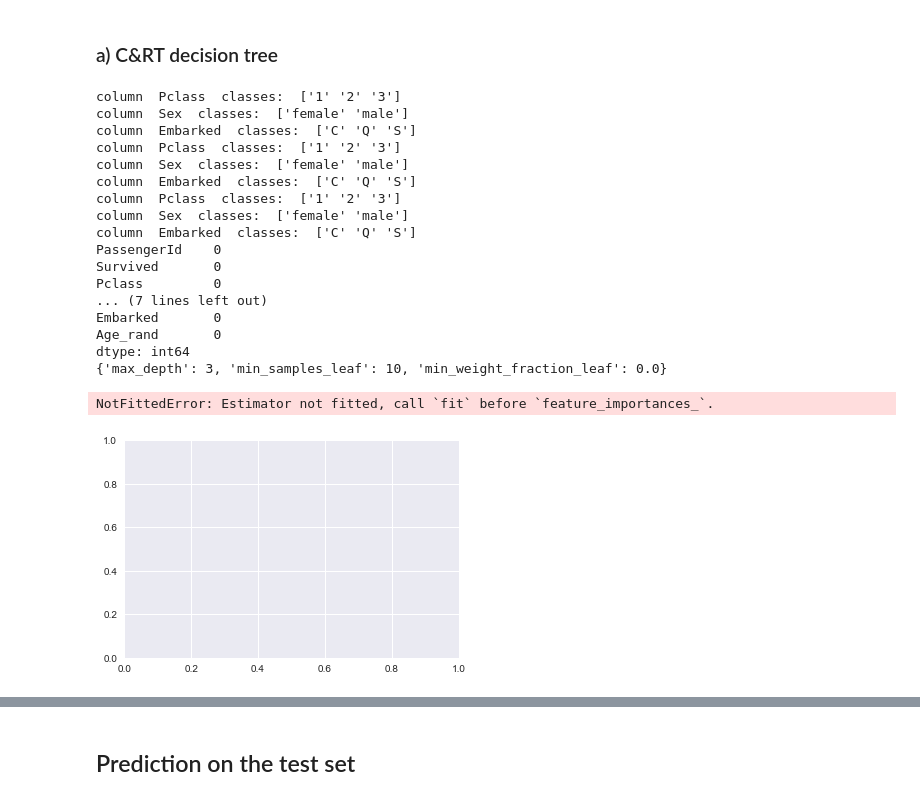
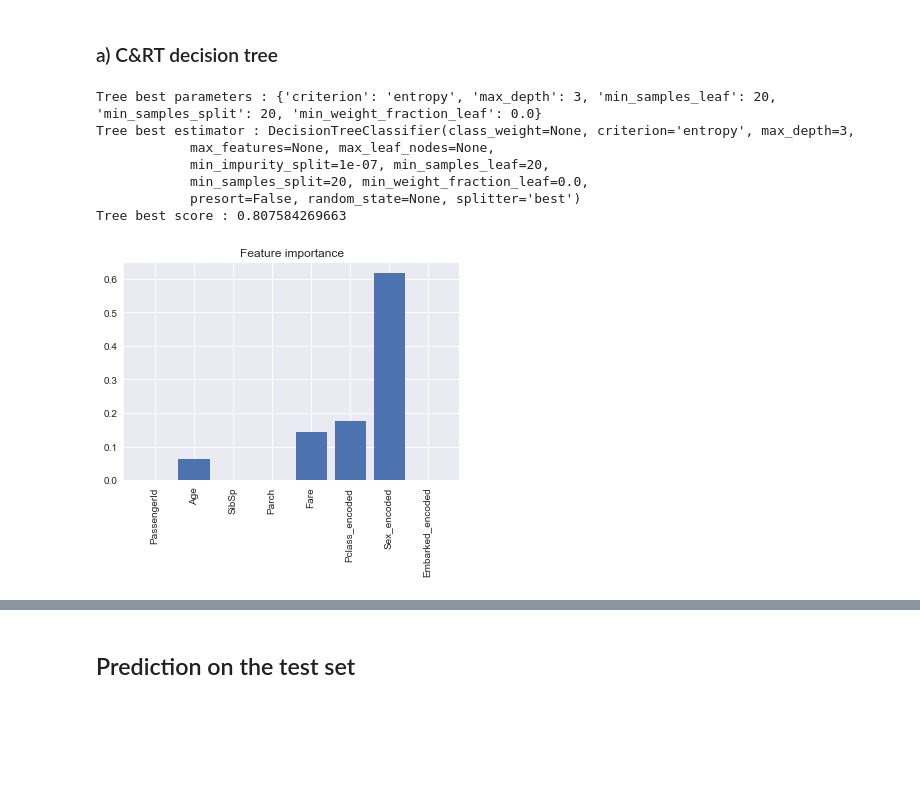
Before and after one commit to mknorps/DataScience-Projects, a Jupyter notebook: Titanic_meets_decision_Trees.ipynb, the cells around one changed output, grey strips where cells are left out. Cells and saved outputs as stored; diff of their text form; code cells hidden in the pictures; blank space fills up the shorter version.

Commit message:
fit grid for the tree

```diff
--- a/Titanic_meets_decision_Trees.ipynb
+++ b/Titanic_meets_decision_Trees.ipynb
@@ -267,49 +267,45 @@ for i,data in combined_cleaned.items():
     for column in tree_data_category[i].columns:
         le = preprocessing.LabelEncoder()
         le.fit(data[column])
-        print( "column ", column, " classes: ",le.classes_)
         tree_data[i][column+"_encoded"] = le.transform(data[column])
 
 #finding best fit with gridsearch
-param_grid = {'min_samples_leaf':np.arange(10,50,5),
-              'max_depth':np.arange(3,7),
-              'min_weight_fraction_leaf':np.arange(0,0.4,0.1)}
+param_grid = {'min_samples_leaf':np.arange(20,50,5),
+              'min_samples_split':np.arange(20,50,5),
+              'max_depth':np.arange(3,6),
+              'min_weight_fraction_leaf':np.arange(0,0.4,0.1),
+              'criterion':['gini','entropy']}
 clf = tree.DecisionTreeClassifier()
-tree = GridSearchCV(clf, param_grid)
-print(combined_cleaned["train"].isnull().sum())
+tree_search = GridSearchCV(clf, param_grid)
 
 X =  tree_data["train"]
 Y = combined_cleaned["train"]["Survived"]
-tree.fit(X,Y)
+tree_search.fit(X,Y)
 
-print(tree.best_params_)
-
-train_columns = tree_data["train"].columns
-fig, ax = plt.subplots( figsize=(6,4))
-ax.bar(range(len(train_columns)),clf.feature_importances_ )
-plt.xticks(range(len(train_columns)),train_columns,rotation=90)
-ax.set_title("Feature importance")
-plt.show()
+print("Tree best parameters :",tree_search.best_params_)
+print("Tree best estimator :",tree_search.best_estimator_ )
+print("Tree best score :",tree_search.best_score_ )
 # %% [output]
-column  Pclass  classes:  ['1' '2' '3']
-column  Sex  classes:  ['female' 'male']
-column  Embarked  classes:  ['C' 'Q' 'S']
-column  Pclass  classes:  ['1' '2' '3']
-column  Sex  classes:  ['female' 'male']
-column  Embarked  classes:  ['C' 'Q' 'S']
-column  Pclass  classes:  ['1' '2' '3']
-column  Sex  classes:  ['female' 'male']
-column  Embarked  classes:  ['C' 'Q' 'S']
-PassengerId    0
-Survived       0
-Pclass         0
-... (7 lines left out)
-Embarked       0
-Age_rand       0
-dtype: int64
-{'max_depth': 3, 'min_samples_leaf': 10, 'min_weight_fraction_leaf': 0.0}
+Tree best parameters : {'criterion': 'entropy', 'max_depth': 3, 'min_samples_leaf': 20, 'min_samples_split': 20, 'min_weight_fraction_leaf': 0.0}
+Tree best estimator : DecisionTreeClassifier(class_weight=None, criterion='entropy', max_depth=3,
+            max_features=None, max_leaf_nodes=None,
+            min_impurity_split=1e-07, min_samples_leaf=20,
+            min_samples_split=20, min_weight_fraction_leaf=0.0,
+            presort=False, random_state=None, splitter='best')
+Tree best score : 0.807584269663
-NotFittedError: Estimator not fitted, call `fit` before `feature_importances_`.
-[figure, removed]
+# %%
+tree_best_parameters = {'criterion': 'entropy', 'max_depth': 3, 'min_samples_leaf': 20, 'min_samples_split': 20, 'min_weight_fraction_leaf': 0.0}
+tree_optimized = tree.DecisionTreeClassifier(**tree_best_parameters)
+tree_optimized.fit(X,Y)
+
+train_columns = tree_data["train"].columns
+fig, ax = plt.subplots( figsize=(6,4))
+ax.bar(range(len(train_columns)),tree_optimized.feature_importances_ )
+plt.xticks(range(len(train_columns)),train_columns,rotation=90)
+ax.set_title("Feature importance")
+plt.show()
+# %% [output]
+[figure, added]
 # %%
 import graphviz
 
```
Also changed, not shown: parts of 2 cells of this notebook.
